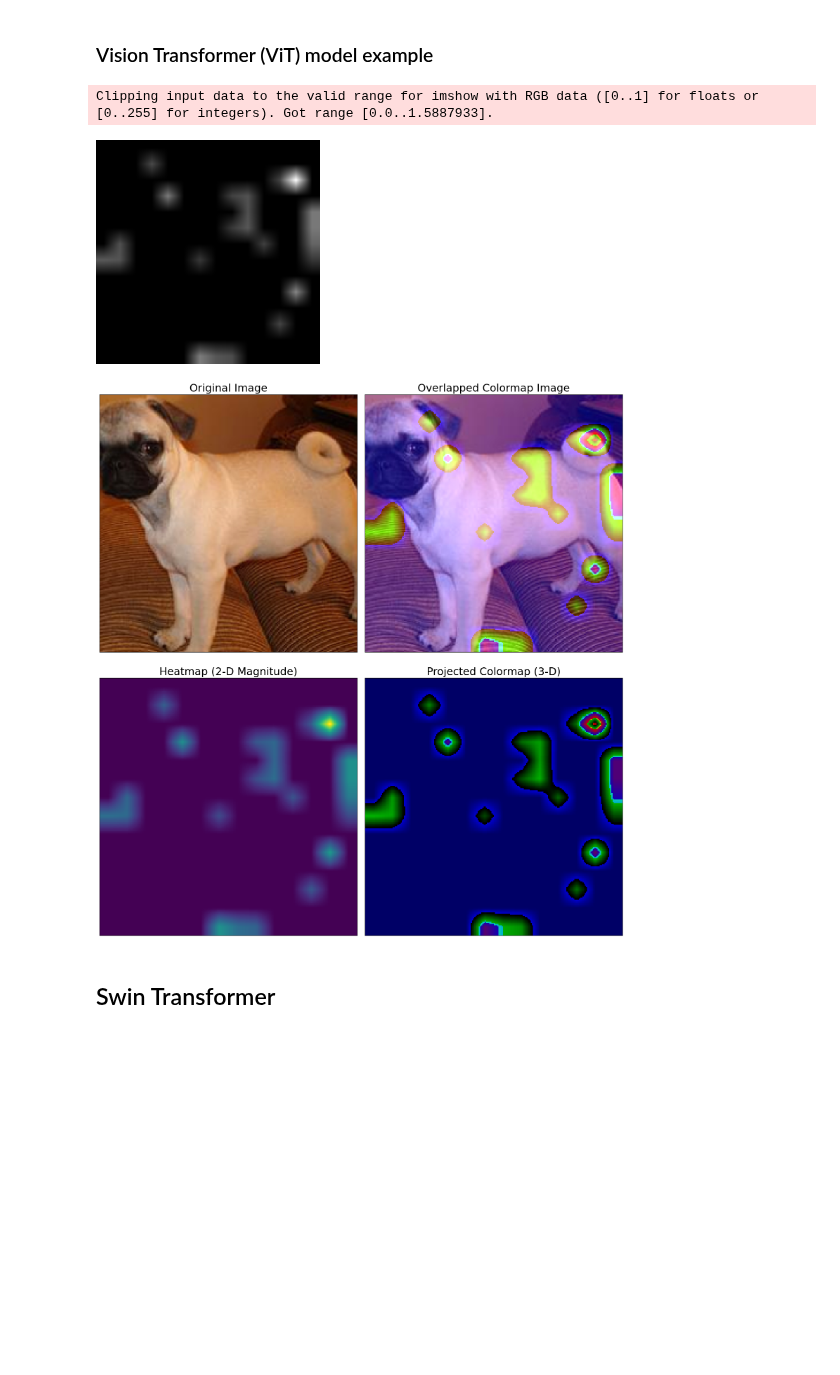
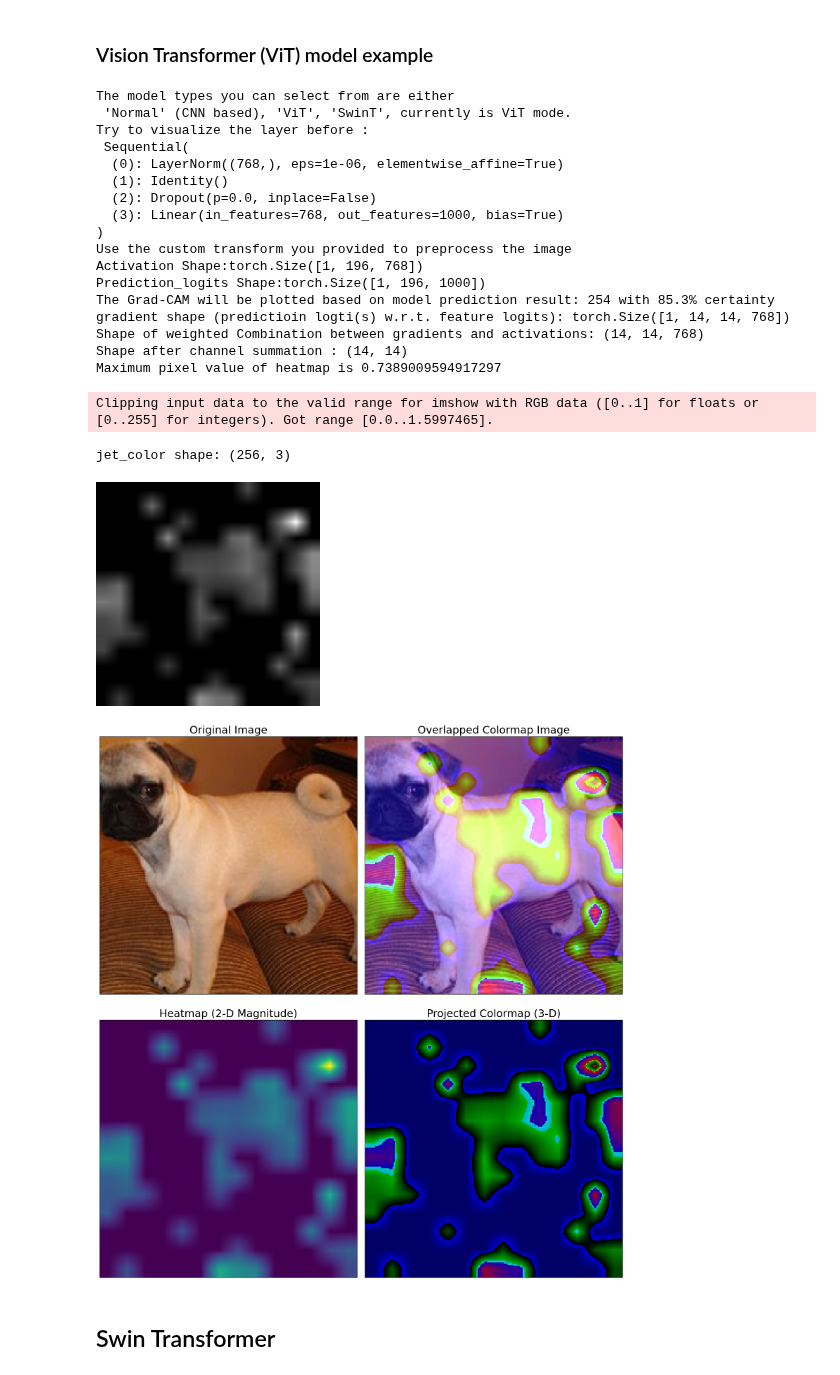
Before and after one commit to TyBruceChen/GradCAM-torch.nn.Module, a Jupyter notebook: test.ipynb, the cells around one changed output. Saved outputs shown, nothing was run; the diff lists cells and outputs as text; code cells hidden in the pictures; blank space fills up the shorter version.

```diff
--- a/test.ipynb
+++ b/test.ipynb
@@ -35,26 +35,44 @@ Compose(
 # %%
 from grad_cam_code.grad_cam import *
 from timm.data.transforms_factory import create_transform
 from timm.data import resolve_data_config
 
 model = create_model('vit_base_patch16_224', pretrained=True)
 ## Remember to pass the corresponding preprocessing method, if not using default.
 config = resolve_data_config({}, model=model)
 transform = create_transform(**config)
 model.eval()
 
 ## Test image samples are from imagenet
 img_path = 'graphs/test_images/test2-pug-dog.png'
 #img_path = 'graphs/test_images/test4-hotdog.png'
 
-cam_vit = GradCAM(model,img_path, layer_idx=-1, model_type='ViT', transform = transform)
+cam_vit = GradCAM(model,img_path, layer_idx=-4, model_type='ViT', transform = transform, verbose=True)
 cam_vit(heatmap_threshold=5)
 cam_vit.imposing_visualization()
 cam_vit.heatmap
 # %% [output]
-Clipping input data to the valid range for imshow with RGB data ([0..1] for floats or [0..255] for integers). Got range [0.0..1.5887933].
+The model types you can select from are either
+ 'Normal' (CNN based), 'ViT', 'SwinT', currently is ViT mode.
+Try to visualize the layer before :
+ Sequential(
+  (0): LayerNorm((768,), eps=1e-06, elementwise_affine=True)
+  (1): Identity()
+  (2): Dropout(p=0.0, inplace=False)
+  (3): Linear(in_features=768, out_features=1000, bias=True)
+)
+Use the custom transform you provided to preprocess the image
+Activation Shape:torch.Size([1, 196, 768])
+Prediction_logits Shape:torch.Size([1, 196, 1000])
+The Grad-CAM will be plotted based on model prediction result: 254 with 85.3% certainty
+gradient shape (predictioin logti(s) w.r.t. feature logits): torch.Size([1, 14, 14, 768])
+Shape of weighted Combination between gradients and activations: (14, 14, 768)
+Shape after channel summation : (14, 14)
+Maximum pixel value of heatmap is 0.7389009594917297
+Clipping input data to the valid range for imshow with RGB data ([0..1] for floats or [0..255] for integers). Got range [0.0..1.5997465].
+jet_color shape: (256, 3)
-[figure, old version]
+[figure, new version]
-[figure, old version]
+[figure, new version]
 # %% [markdown]
 ## Swin Transformer
 # %%
```
Also changed, not shown: 1 other file.
